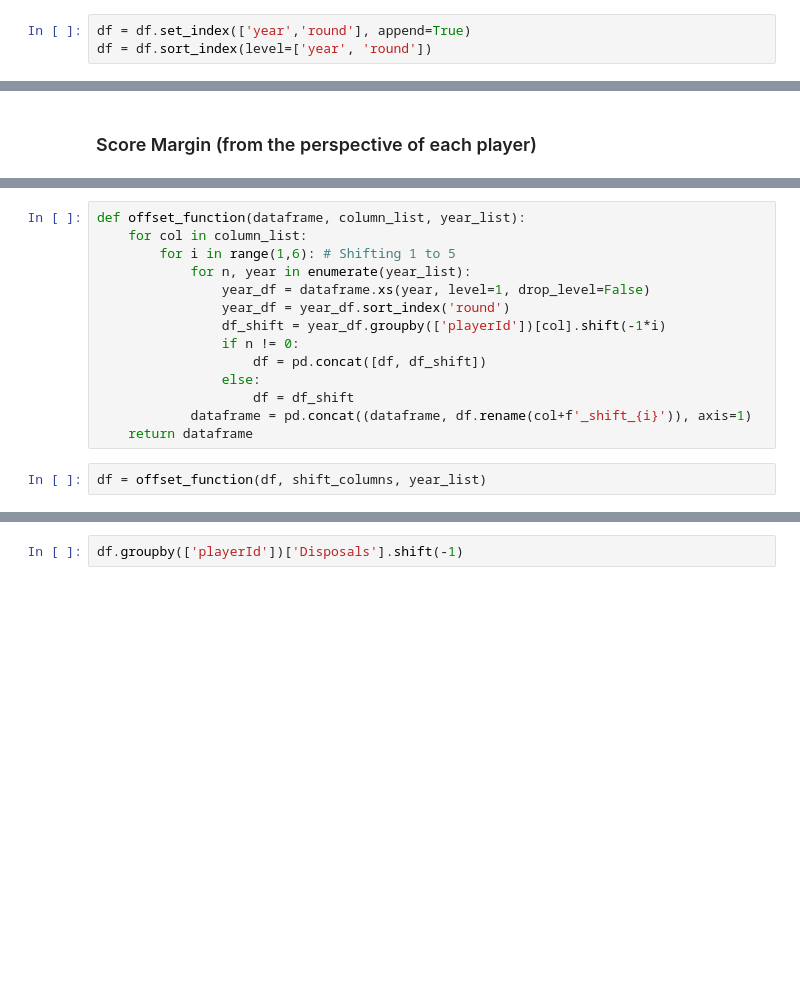
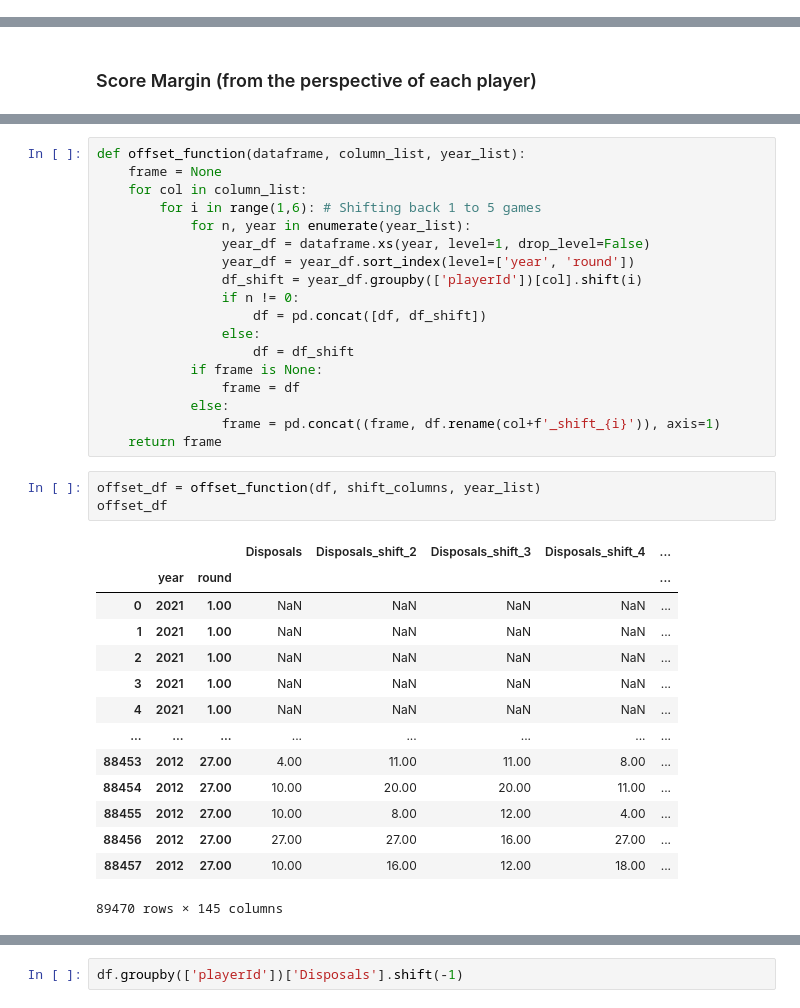
Before and after one commit to AaronLiftig/PredictAFL, a Jupyter notebook: AFL Analysis Data Cleaning.ipynb, the cells around one changed output, grey strips where cells are left out. Drawn from its saved outputs; the diff is of its cells as text; blank space fills up the shorter version.

```diff
--- a/AFL Analysis Data Cleaning.ipynb
+++ b/AFL Analysis Data Cleaning.ipynb
@@ -213,3 +204,0 @@ df['round'] = df['round'].str.replace('R', '').astype(float)
-# %%
-df = df.set_index(['year','round'], append=True)
-df = df.sort_index(level=['year', 'round'])
@@ -315,16 +301,0 @@ average_and_sum_columns = [col for col in shift_columns if not in ['venue', 'Mar
-# %%
-def offset_function(dataframe, column_list, year_list):
-    for col in column_list:
-        for i in range(1,6): # Shifting 1 to 5
-            for n, year in enumerate(year_list):
-                year_df = dataframe.xs(year, level=1, drop_level=False)
-                year_df = year_df.sort_index('round')
-                df_shift = year_df.groupby(['playerId'])[col].shift(-1*i)
-                if n != 0:
-                    df = pd.concat([df, df_shift])
-                else:
-                    df = df_shift
-            dataframe = pd.concat((dataframe, df.rename(col+f'_shift_{i}')), axis=1)
-    return dataframe
-# %%
-df = offset_function(df, shift_columns, year_list)
@@ -343,0 +314,36 @@ df.xs(2020,level=1)['round'].value_counts()
+# %%
+def offset_function(dataframe, column_list, year_list):
+    frame = None
+    for col in column_list:
+        for i in range(1,6): # Shifting back 1 to 5 games
+            for n, year in enumerate(year_list):
+                year_df = dataframe.xs(year, level=1, drop_level=False)
+                year_df = year_df.sort_index(level=['year', 'round'])
+                df_shift = year_df.groupby(['playerId'])[col].shift(i)
+                if n != 0:
+                    df = pd.concat([df, df_shift])
+                else:
+                    df = df_shift
+            if frame is None:
+                frame = df
+            else:
+                frame = pd.concat((frame, df.rename(col+f'_shift_{i}')), axis=1)
+    return frame
+# %%
+offset_df = offset_function(df, shift_columns, year_list)
+offset_df
+# %% [output]
+|  |  |  | Disposals | Disposals_shift_2 | Disposals_shift_3 | Disposals_shift_4 | ... |
+|  | year | round |  |  |  |  | ... |
+| 0 | 2021 | 1.00 | NaN | NaN | NaN | NaN | ... |
+| 1 | 2021 | 1.00 | NaN | NaN | NaN | NaN | ... |
+| 2 | 2021 | 1.00 | NaN | NaN | NaN | NaN | ... |
+| 3 | 2021 | 1.00 | NaN | NaN | NaN | NaN | ... |
+| 4 | 2021 | 1.00 | NaN | NaN | NaN | NaN | ... |
+| ... | ... | ... | ... | ... | ... | ... | ... |
+| 88453 | 2012 | 27.00 | 4.00 | 11.00 | 11.00 | 8.00 | ... |
+| 88454 | 2012 | 27.00 | 10.00 | 20.00 | 20.00 | 11.00 | ... |
+| 88455 | 2012 | 27.00 | 10.00 | 8.00 | 12.00 | 4.00 | ... |
+| 88456 | 2012 | 27.00 | 27.00 | 27.00 | 16.00 | 27.00 | ... |
+| 88457 | 2012 | 27.00 | 10.00 | 16.00 | 12.00 | 18.00 | ... |
+89470 rows × 145 columns
```
Also changed, not shown: parts of 42 cells of this notebook.
